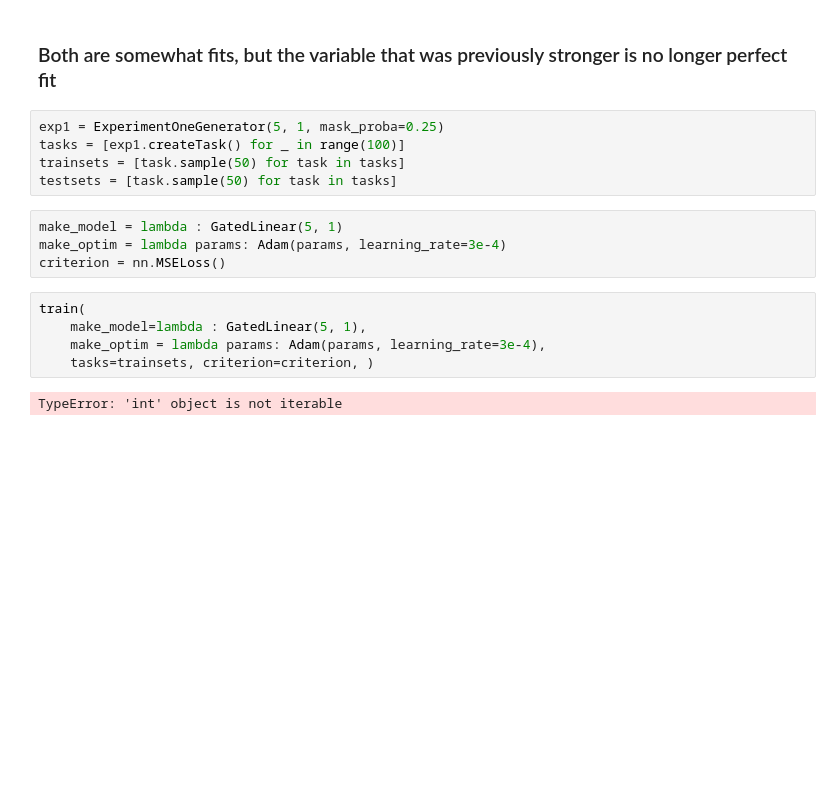
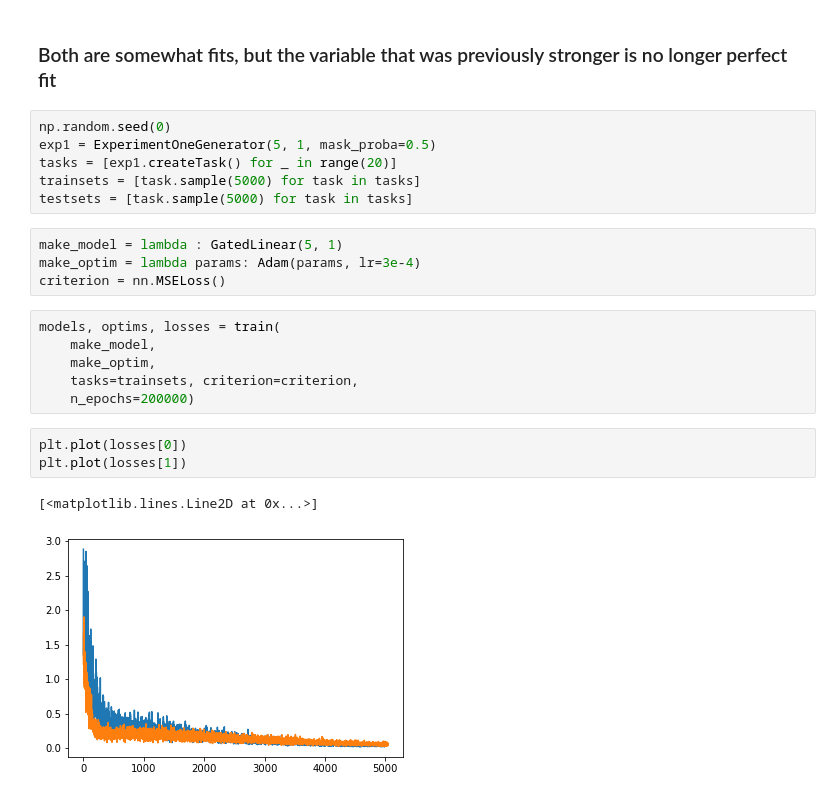
Before and after one commit to blumx116/maskedmeta, a Jupyter notebook: experiments/Experiment1.ipynb, the cells around one changed output. Cells and saved outputs as stored; diff of their text form; blank space fills up the shorter version.

Commit message:
Experiment1.ipynb in progress. Adding more tests!

```diff
--- a/experiments/Experiment1.ipynb
+++ b/experiments/Experiment1.ipynb
@@ -102,18 +104,24 @@ plt.legend(["x1", "x2"])
 # %% [markdown]
 ### Both are somewhat fits, but the variable that was previously stronger is no longer perfect fit
 # %%
-exp1 = ExperimentOneGenerator(5, 1, mask_proba=0.25)
-tasks = [exp1.createTask() for _ in range(100)]
-trainsets = [task.sample(50) for task in tasks]
-testsets = [task.sample(50) for task in tasks]
+np.random.seed(0)
+exp1 = ExperimentOneGenerator(5, 1, mask_proba=0.5)
+tasks = [exp1.createTask() for _ in range(20)]
+trainsets = [task.sample(5000) for task in tasks]
+testsets = [task.sample(5000) for task in tasks]
 # %%
 make_model = lambda : GatedLinear(5, 1)
-make_optim = lambda params: Adam(params, learning_rate=3e-4)
+make_optim = lambda params: Adam(params, lr=3e-4)
 criterion = nn.MSELoss()
-# %%
-train(
-    make_model=lambda : GatedLinear(5, 1),
-    make_optim = lambda params: Adam(params, learning_rate=3e-4),
-    tasks=trainsets, criterion=criterion, )
-# %% [output]
-TypeError: 'int' object is not iterable
+# %%
+models, optims, losses = train(
+    make_model,
+    make_optim,
+    tasks=trainsets, criterion=criterion,
+    n_epochs=200000)
+# %%
+plt.plot(losses[0])
+plt.plot(losses[1])
+# %% [output]
+[<matplotlib.lines.Line2D at 0x...>]
+[figure, added]
```
Also changed, not shown: parts of 8 cells of this notebook.
